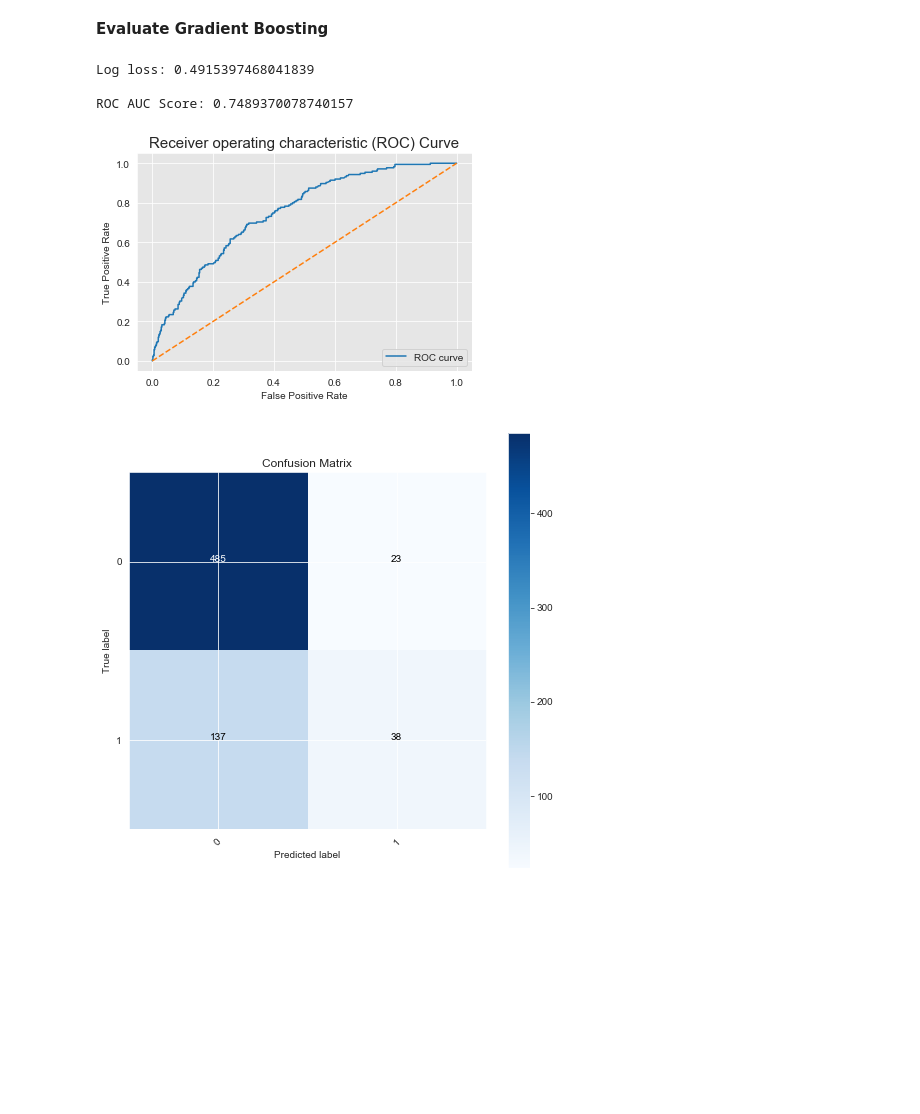
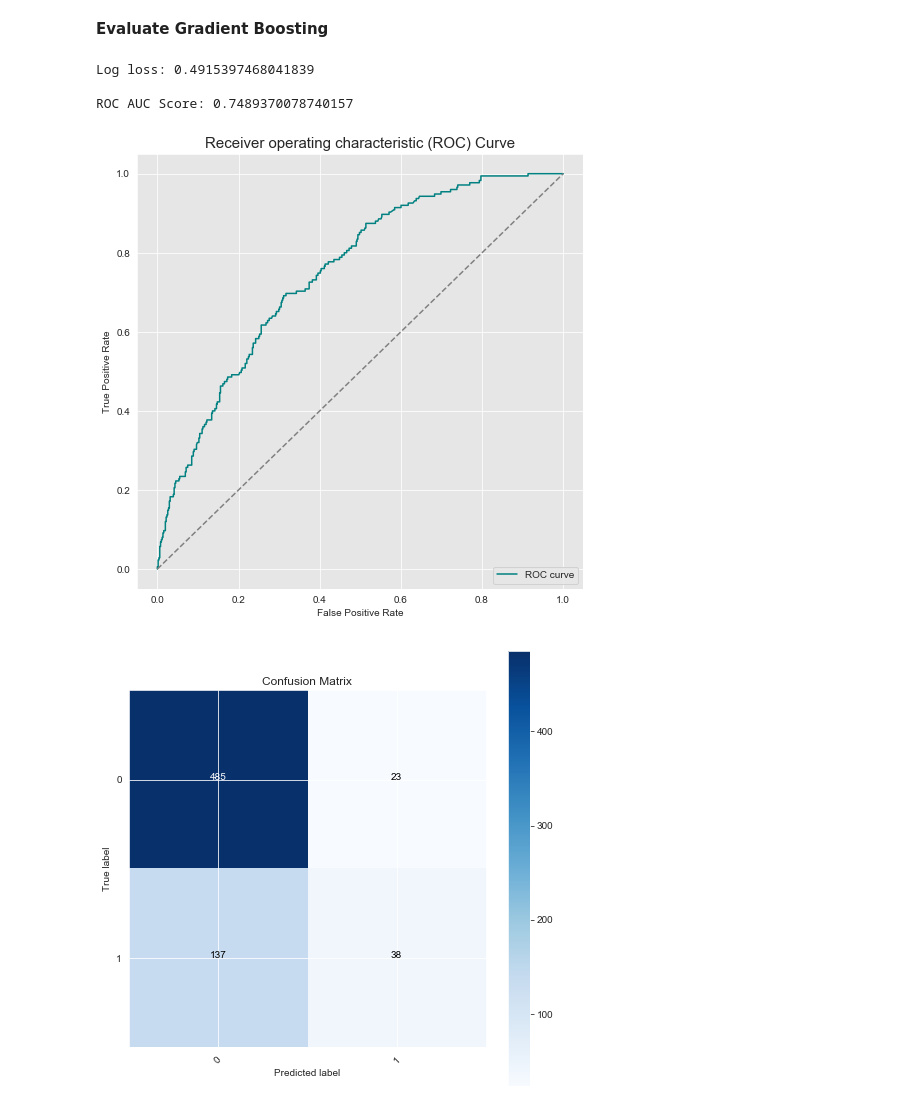
Before and after one commit to mandoiwanaga/board_game_rank_classifier, a Jupyter notebook: final.ipynb, the cells around one changed output. Saved outputs shown, nothing was run; the diff lists cells and outputs as text; code cells hidden in the pictures; blank space fills up the shorter version.

```diff
--- a/final.ipynb
+++ b/final.ipynb
@@ -435,26 +428,28 @@ mech__WorkerPlacement: 2.67%
 # %%
 #Seaborn's beautiful styling
 sns.set_style("darkgrid", {"axes.facecolor": ".9"})
+plt.figure(figsize=(8,8))
 
 print(f"Log loss: {log_loss(y_test, boost_pred)}")
 print(f"\nROC AUC Score: {roc_auc_score(y_test, boost_pred[:,1])}")
 fpr, tpr, thresholds = roc_curve(y_test, boost_pred[:,1])
 
 #Plot
-plt.plot(fpr, tpr, label='ROC curve')
+plt.plot(fpr, tpr, label='ROC curve', color='teal')
 
 # This is just a diagonal
-plt.plot([0, 1], [0, 1], linestyle='--');
+plt.plot([0, 1], [0, 1], linestyle='--', color='grey');
 plt.xlabel('False Positive Rate')
 plt.ylabel('True Positive Rate')
 plt.legend(loc="lower right")
 plt.title('Receiver operating characteristic (ROC) Curve', fontsize=15)
 plt.show;
+plt.savefig('../rock.png')
 # %% [output]
 Log loss: 0.4915397468041839
 
 ROC AUC Score: 0.7489370078740157
-[figure, old version]
+[figure, new version]
 # %%
 cnf_matrix = confusion_matrix(y_test, boost_conf_pred)
 # Plot functions:
```
Also changed, not shown: parts of 1 cell of this notebook, 2 other files.
